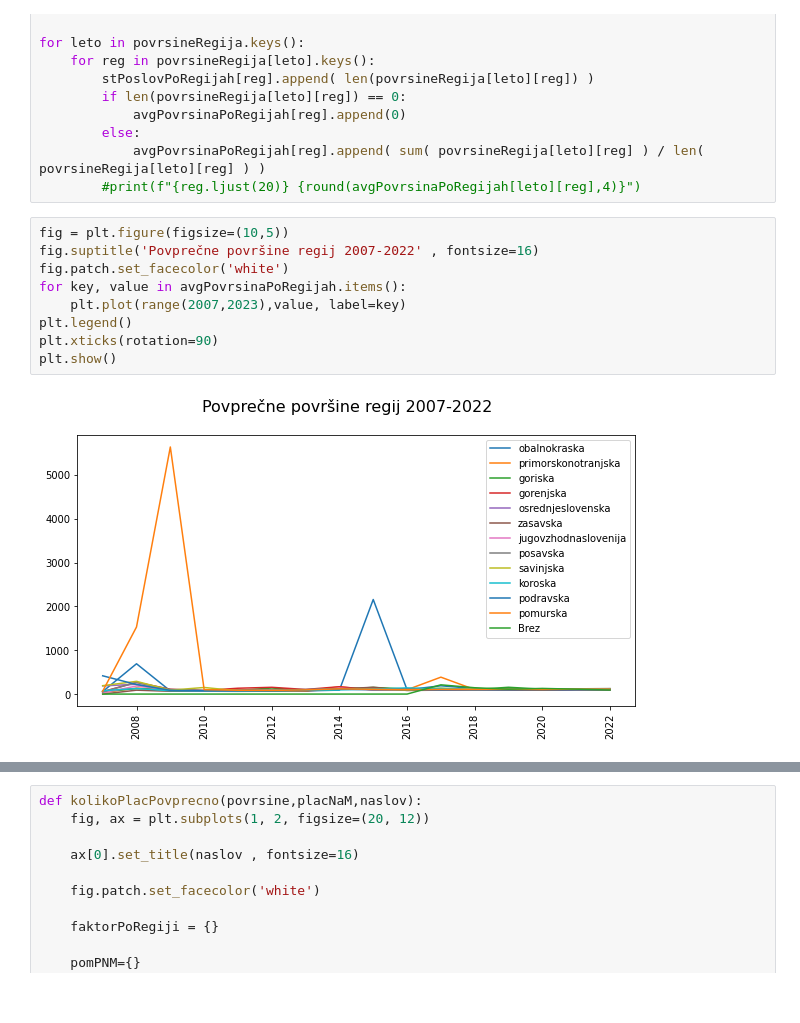
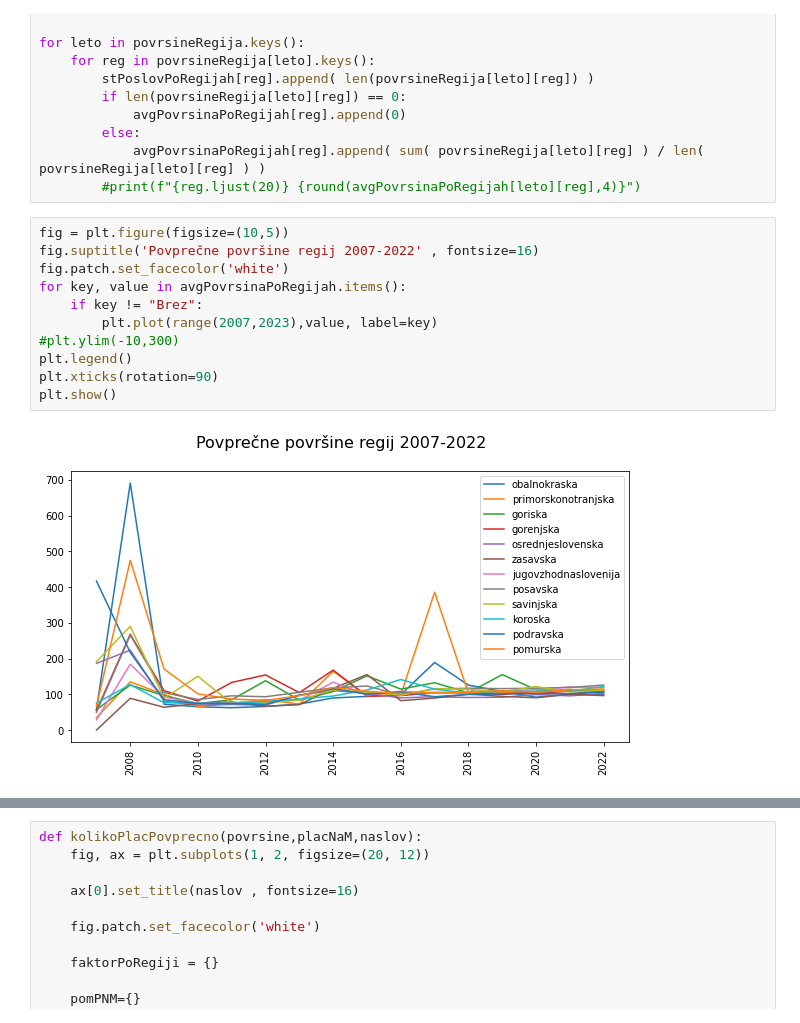
Before and after one commit to DocChinchillin/PR22RSMCLK, a Jupyter notebook: projektna.ipynb, the cells around one changed output, grey strips where cells are left out. Cells and saved outputs as stored; diff of their text form.

```diff
--- a/projektna.ipynb
+++ b/projektna.ipynb
@@ -649,11 +649,13 @@ for leto in povrsineRegija.keys():
 # %%
 fig = plt.figure(figsize=(10,5))
 fig.suptitle('Povprečne površine regij 2007-2022' , fontsize=16)
 fig.patch.set_facecolor('white')
 for key, value in avgPovrsinaPoRegijah.items():
-    plt.plot(range(2007,2023),value, label=key)
+    if key != "Brez":
+        plt.plot(range(2007,2023),value, label=key)
+#plt.ylim(-10,300)
 plt.legend()
 plt.xticks(rotation=90)
 plt.show()
 # %% [output]
-[figure, old version]
+[figure, new version]
```
Also changed, not shown: parts of 7 cells of this notebook, 3 other files.
